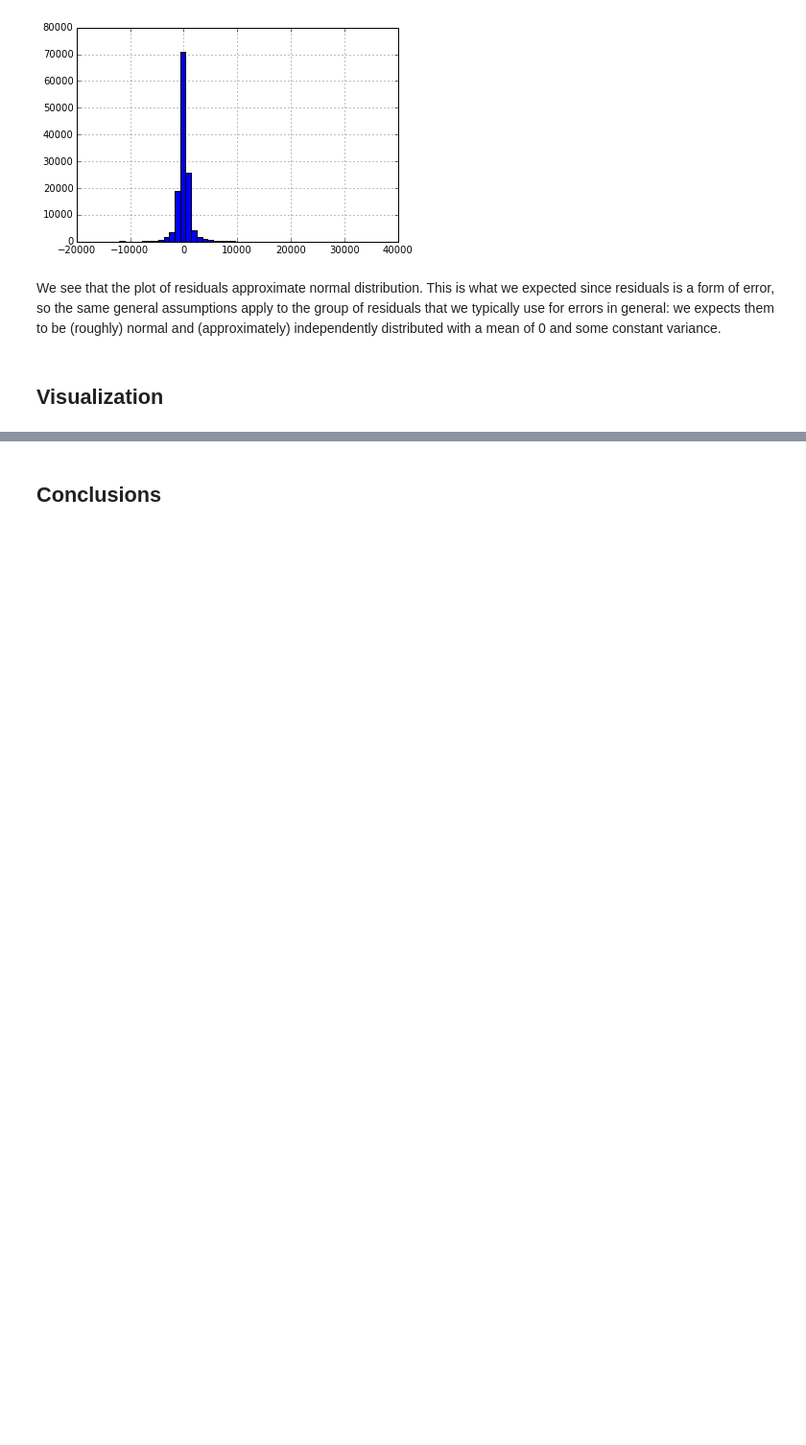
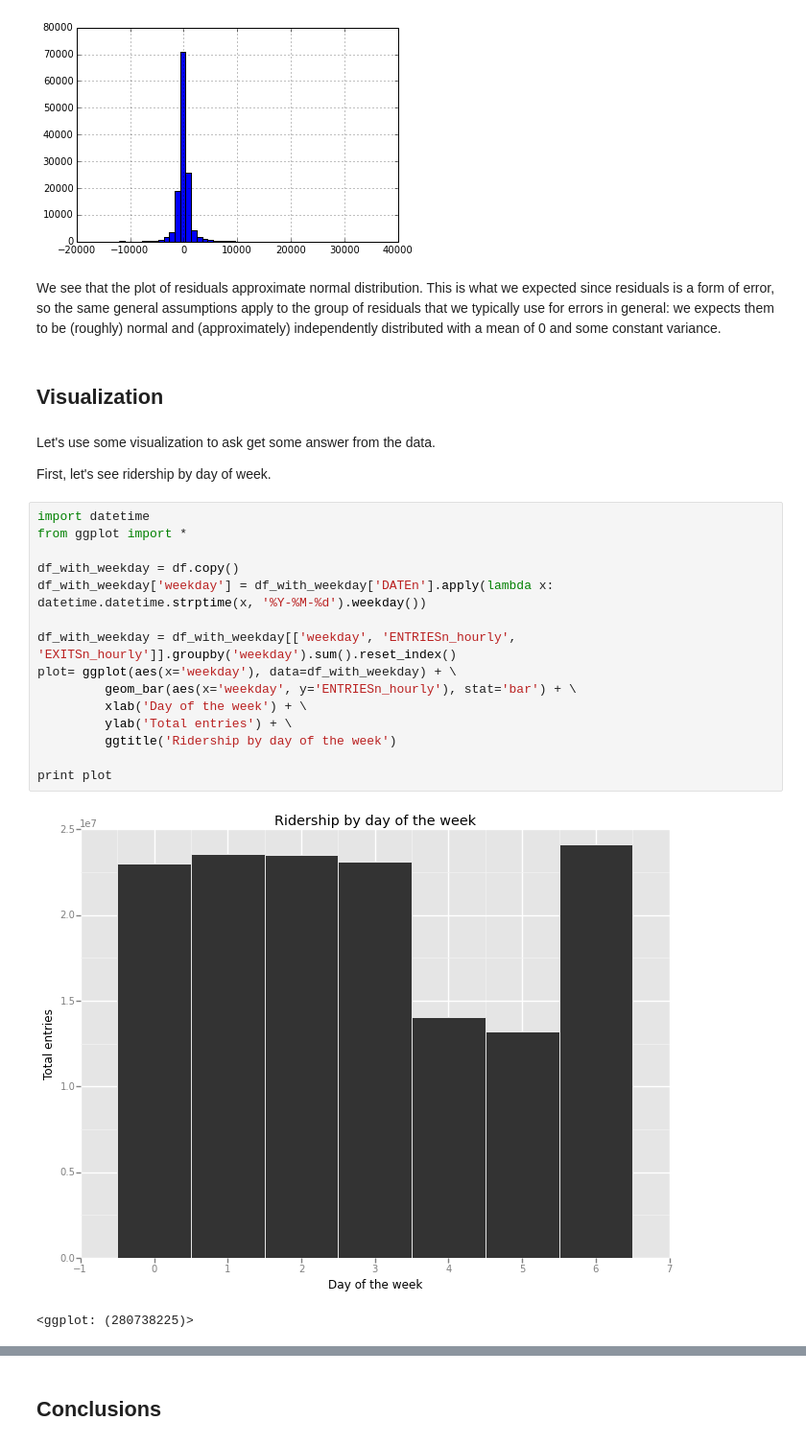
Before and after one commit to joashxu/NYCSubwayDataAnalysis, a Jupyter notebook: NYCSubway.ipynb, the cells around one changed output, grey strips where cells are left out. Shown at 96% size. Saved outputs shown, nothing was run; the diff lists cells and outputs as text; blank space fills up the shorter version.

Commit message:
Add visualization to note.

```diff
--- a/NYCSubway.ipynb
+++ b/NYCSubway.ipynb
@@ -230,3 +230,25 @@ This is what we expected since residuals is a form of error,
 so the same general assumptions apply to the group of residuals that we typically use for errors in general: we expects them to be (roughly) normal and (approximately) independently distributed with a mean of 0 and some constant variance.
 # %% [markdown]
 ## Visualization
+# %% [markdown]
+Let's use some visualization to ask get some answer from the data.
+
+First, let's see ridership by day of week.
+# %%
+import datetime
+from ggplot import *
+
+df_with_weekday = df.copy()
+df_with_weekday['weekday'] = df_with_weekday['DATEn'].apply(lambda x: datetime.datetime.strptime(x, '%Y-%M-%d').weekday())
+
+df_with_weekday = df_with_weekday[['weekday', 'ENTRIESn_hourly', 'EXITSn_hourly']].groupby('weekday').sum().reset_index()
+plot= ggplot(aes(x='weekday'), data=df_with_weekday) + \
+         geom_bar(aes(x='weekday', y='ENTRIESn_hourly'), stat='bar') + \
+         xlab('Day of the week') + \
+         ylab('Total entries') + \
+         ggtitle('Ridership by day of the week')
+
+print plot
+# %% [output]
+[figure, added]
+<ggplot: (280738225)>
```
Also changed, not shown: parts of 2 cells of this notebook.
